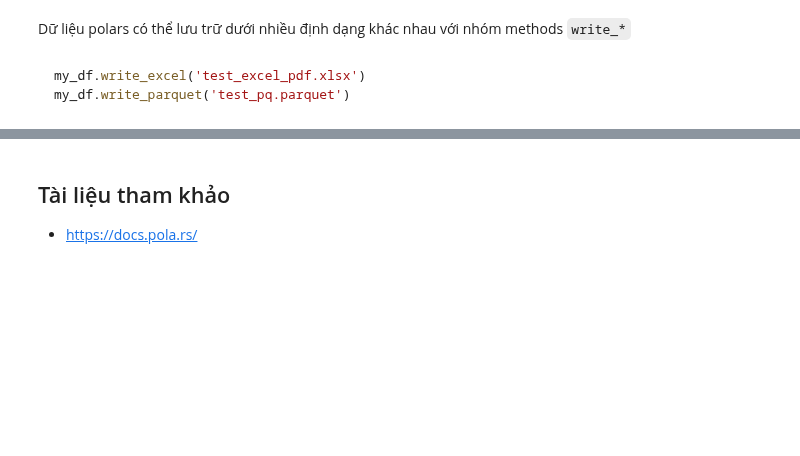
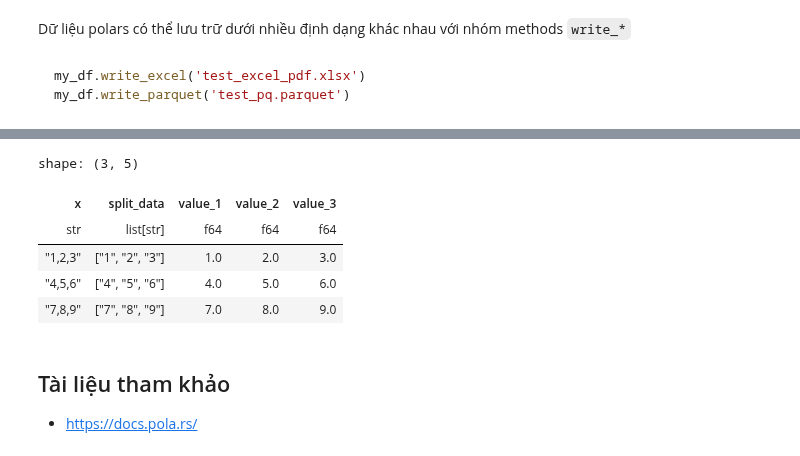
Before and after one commit to anhhd/anhhd.github.io, a Jupyter notebook: ds-book-python/.doctrees/nbsphinx/p01-20-polars.ipynb, the cells around one changed output, grey strips where cells are left out. Cells and saved outputs as stored; diff of their text form; code cells hidden in the pictures; blank space fills up the shorter version.

```diff
--- a/ds-book-python/.doctrees/nbsphinx/p01-20-polars.ipynb
+++ b/ds-book-python/.doctrees/nbsphinx/p01-20-polars.ipynb
@@ -942,0 +1183,8 @@ my_df.write_parquet
+# %%
+import polars as pl
+
+# Create a DataFrame with a string column containing multiple values
+df = pl.DataFrame({
+    "x": ["1,2,3", "4,5,6", "7,8,9"]
+})
+print(df)
@@ -942,0 +1202,7 @@ my_df.write_parquet
+# %%
+
+# Split the 'data' column into multiple columns
+df_split = df.with_columns(
+    df["x"].str.split(",").alias("split_data")
+)
+print(df_split)
@@ -943,3 +1220,17 @@ my_df.write_parquet
+# %%
+# Cột mới tạo sử dụng list method
+df_split.with_columns(
+    [
+        pl.col("split_data").list.get(i).cast(pl.Float64).alias(f"value_{i+1}") for i in range(3)
+    ]
+)
+# %% [output]
+shape: (3, 5)
+| x | split_data | value_1 | value_2 | value_3 |
+| str | list[str] | f64 | f64 | f64 |
+| "1,2,3" | ["1", "2", "3"] | 1.0 | 2.0 | 3.0 |
+| "4,5,6" | ["4", "5", "6"] | 4.0 | 5.0 | 6.0 |
+| "7,8,9" | ["7", "8", "9"] | 7.0 | 8.0 | 9.0 |
 # %% [markdown]
 ## Tài liệu tham khảo
 
```
Also changed, not shown: parts of 33 cells of this notebook, 8 other files.
